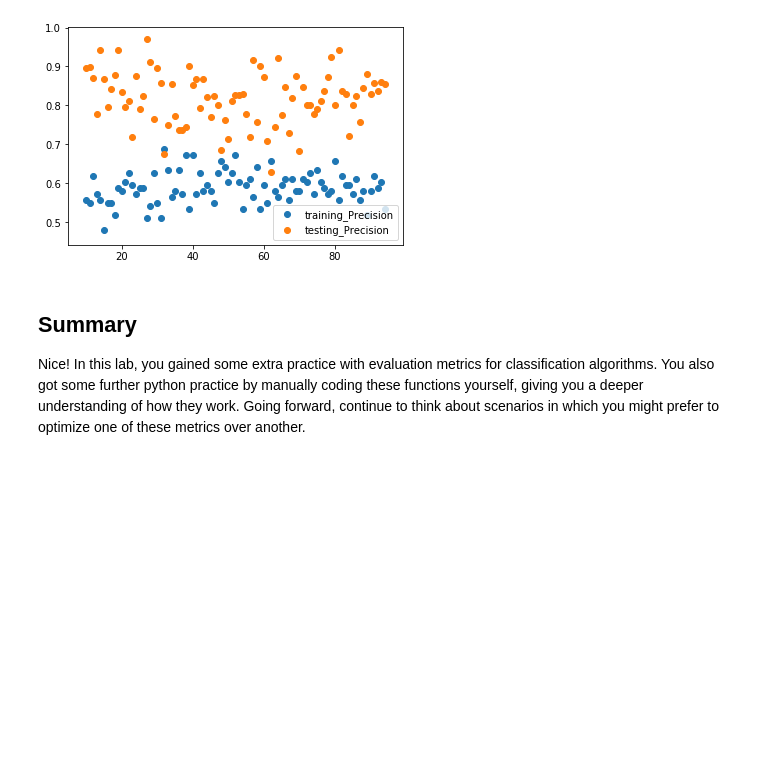
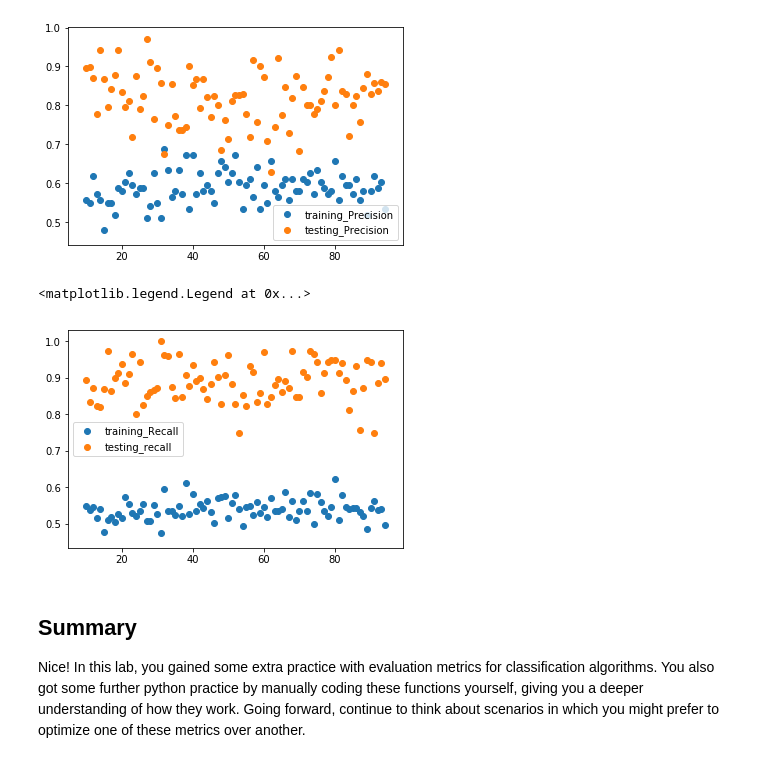
Before and after one commit to Chris-Manna/dsc-3-29-06-evaluating-logistic-regression-models-lab-nyc-career-ds-102218, a Jupyter notebook: index.ipynb, the cells around one changed output. Saved outputs shown, nothing was run; the diff lists cells and outputs as text; code cells hidden in the pictures; blank space fills up the shorter version.

```diff
--- a/index.ipynb
+++ b/index.ipynb
@@ -174,7 +174,11 @@ plt.legend()
 # %%
 # code for test and train recall
 plt.scatter(list(range(10,95)),training_Recall,label='training_Recall')
-plt.scatter(list(range(10,95)),testing_Recall,label='testing_r')
+plt.scatter(list(range(10,95)),testing_Recall,label='testing_recall')
+plt.legend()
+# %% [output]
+<matplotlib.legend.Legend at 0x...>
+[figure, added]
 # %%
 # code for test and train accuracy
 # %% [markdown]
```
